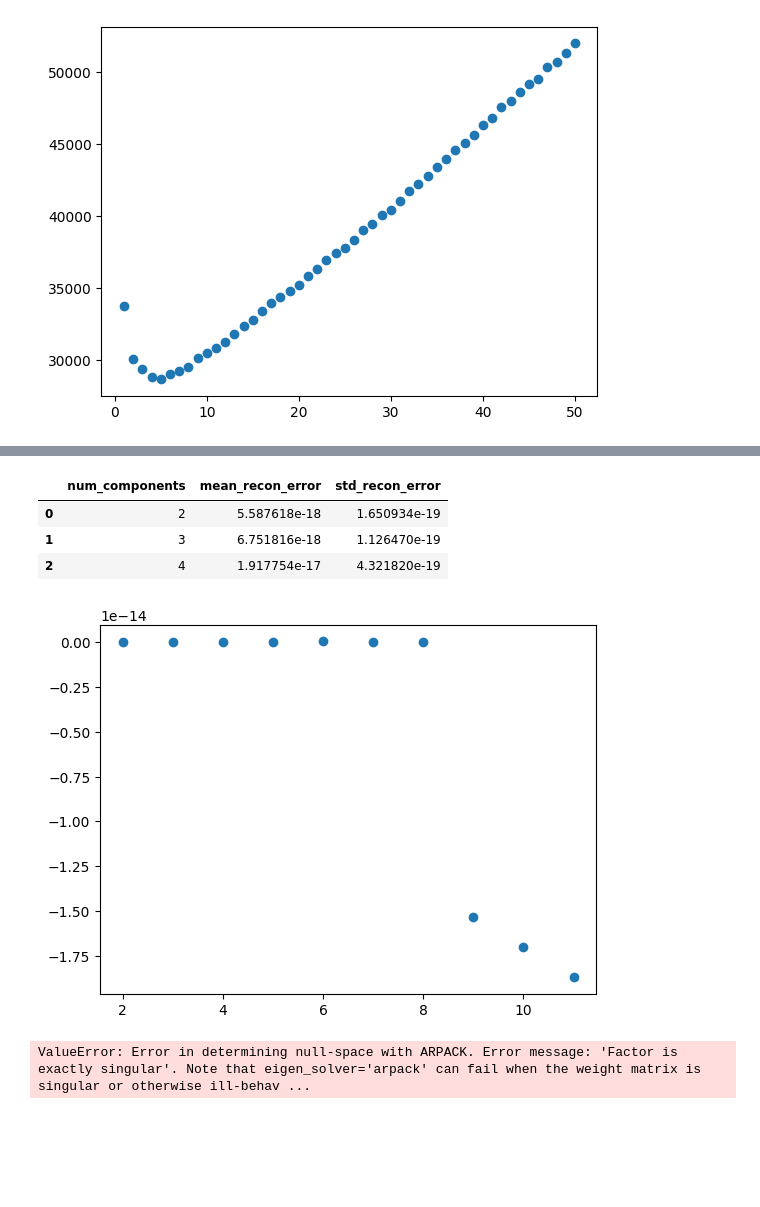
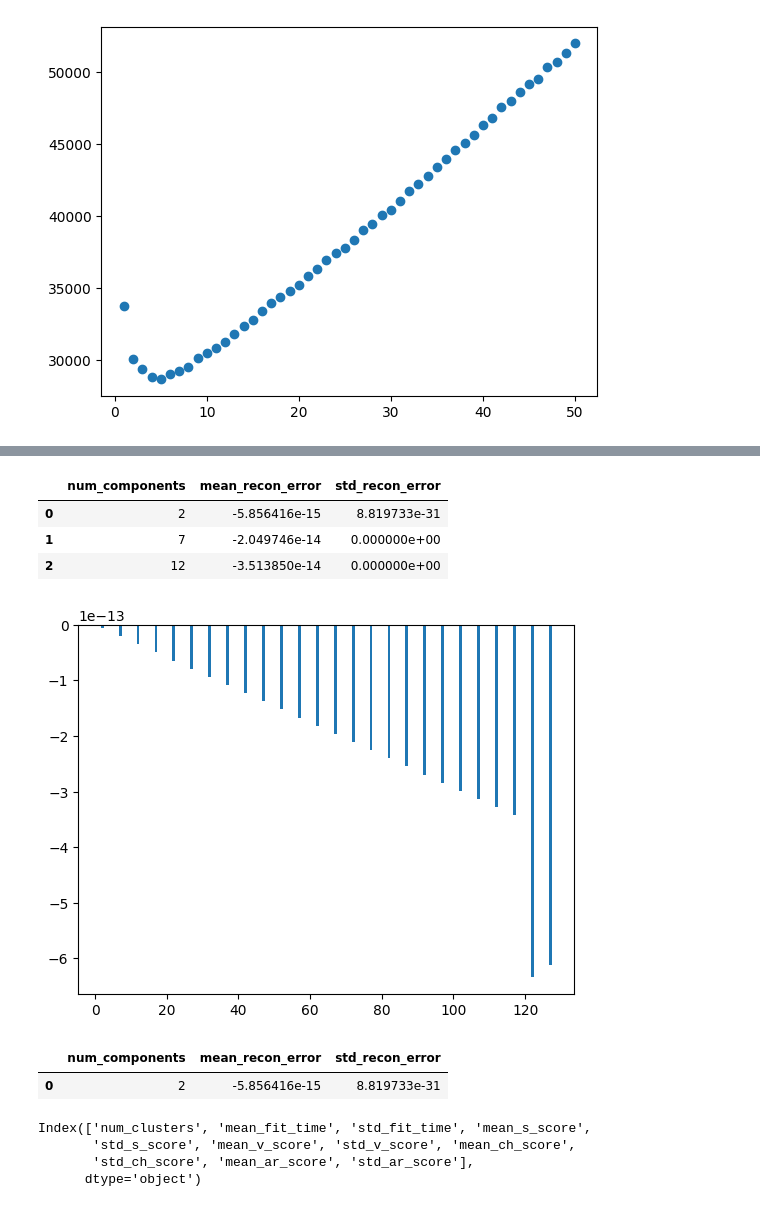
Before and after one commit to lboadi2/machine_learning, a Jupyter notebook: 3_unsupervised_learning/unsupe_models.ipynb, the cells around one changed output, grey strips where cells are left out. Cells and saved outputs as stored; diff of their text form; code cells hidden in the pictures; blank space fills up the shorter version.

```diff
--- a/3_unsupervised_learning/unsupe_models.ipynb
+++ b/3_unsupervised_learning/unsupe_models.ipynb
@@ -377,7 +377,11 @@ def perform_manifold(x_data, num_runs=5):
     for num in list(range(num_runs)):
         average_recon_error_lst = []
         for n in n_components:
-            lle = LocallyLinearEmbedding(n_components=n, eigen_solver=es)
+            n_neigh = 5 + n
+            lle = LocallyLinearEmbedding(
+                n_components=n, eigen_solver=es,
+                method = 'modified', n_neighbors = n_neigh
+                )
             lle.fit_transform(x_data)
             average_recon_error_lst.append(lle.reconstruction_error_)
 
@@ -491,20 +495,19 @@ plt.scatter(df_ica['num_components'], df_ica['mean_kurtosis'])
 # %%
-df_man = perform_manifold(x_wine, num_runs=2)
+df_man = perform_manifold(x_shroom, num_runs=5)
 df_man.head(3)
 # %% [output]
 |  | num_components | mean_recon_error | std_recon_error |
-| 0 | 2 | 5.587618e-18 | 1.650934e-19 |
-| 1 | 3 | 6.751816e-18 | 1.126470e-19 |
-| 2 | 4 | 1.917754e-17 | 4.321820e-19 |
+| 0 | 2 | -5.856416e-15 | 8.819733e-31 |
+| 1 | 7 | -2.049746e-14 | 0.000000e+00 |
+| 2 | 12 | -3.513850e-14 | 0.000000e+00 |
 # %%
-plt.scatter(df_man['num_components'],df_man['mean_recon_error'])
+plt.bar(df_man['num_components'],df_man['mean_recon_error'])
 plt.show()
 # %% [output]
-[figure, old version]
+[figure, new version]
-# %%
-df_man_show = perform_manifold(x_shroom, num_runs=2)
-df_man_show.head(3)
-plt.scatter(df_man_show['num_components'],df_man_show['mean_recon_error'])
-plt.show()
-# %% [output]
-ValueError: Error in determining null-space with ARPACK. Error message: 'Factor is exactly singular'. Note that eigen_solver='arpack' can fail when the weight matrix is singular or otherwise ill-behav ...
+# %%
+mask = df_man['mean_recon_error'].abs() == df_man['mean_recon_error'].abs().min()
+df_man[mask]
+# %% [output]
+|  | num_components | mean_recon_error | std_recon_error |
+| 0 | 2 | -5.856416e-15 | 8.819733e-31 |
@@ -510,0 +518,7 @@ ValueError: Error in determining null-space with ARPACK. Error message: 'Factor
+# %%
+df_km_shroom.columns
+# %% [output]
+Index(['num_clusters', 'mean_fit_time', 'std_fit_time', 'mean_s_score',
+       'std_s_score', 'mean_v_score', 'std_v_score', 'mean_ch_score',
+       'std_ch_score', 'mean_ar_score', 'std_ar_score'],
+      dtype='object')
```
Also changed, not shown: parts of 6 cells of this notebook.
